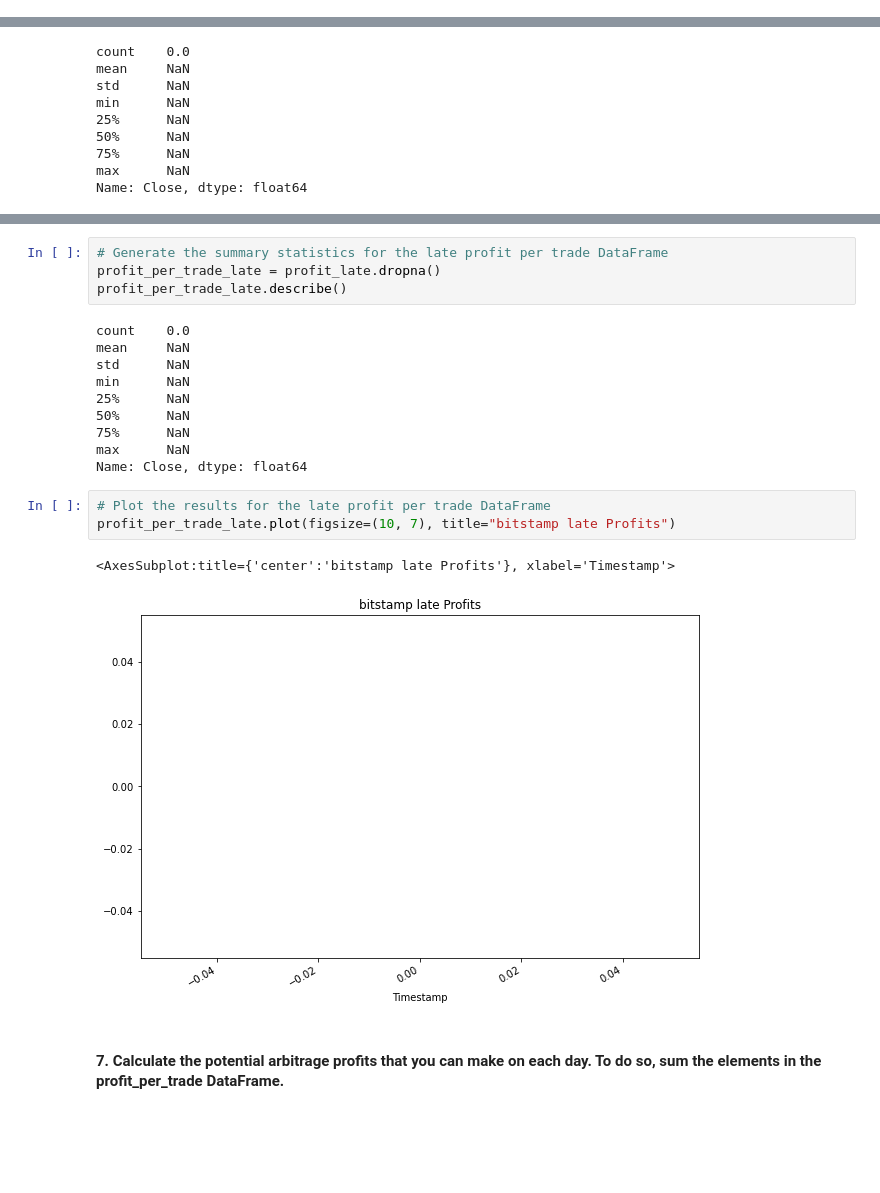
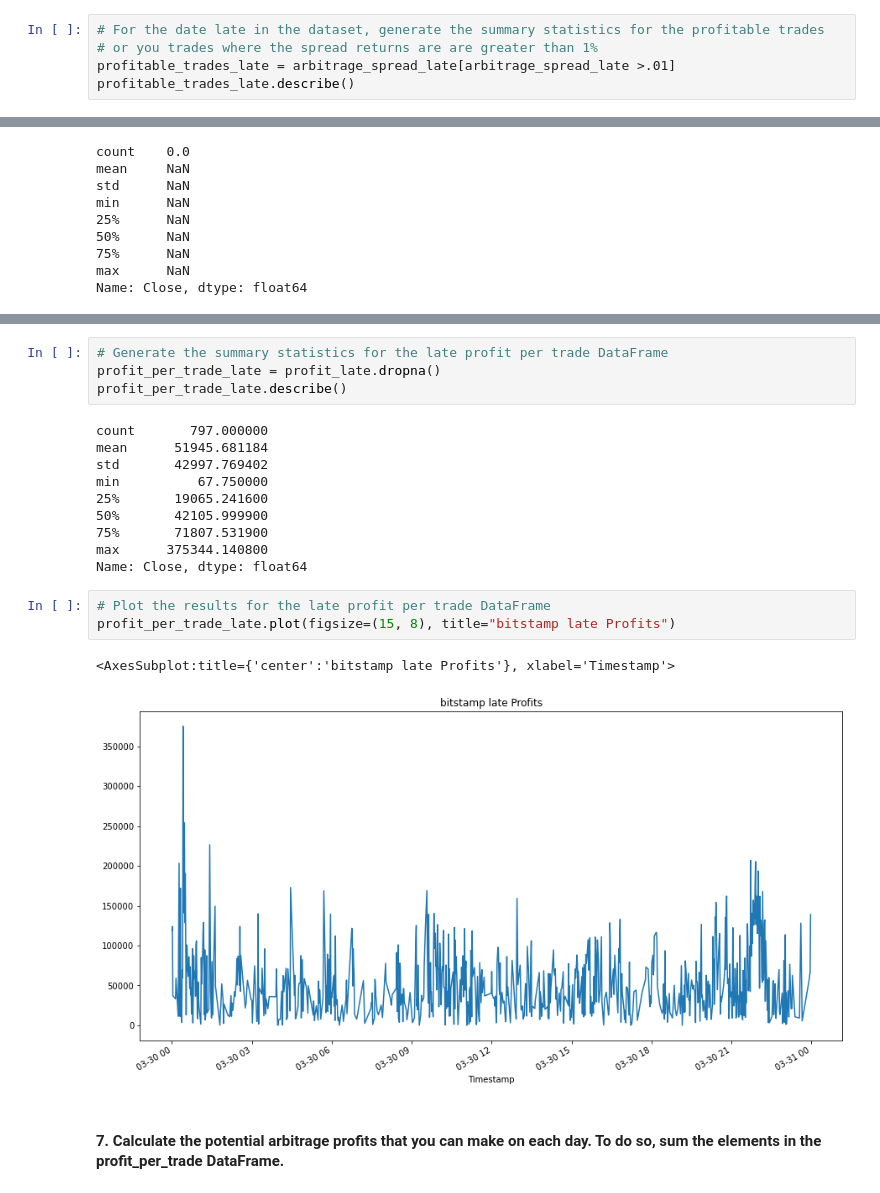
Before and after one commit to EGeorge2021r/Challenge3Repo, a Jupyter notebook: Starter_Code/crypto_arbitrage.ipynb, the cells around one changed output, grey strips where cells are left out. Saved outputs shown, nothing was run; the diff lists cells and outputs as text; blank space fills up the shorter version.

```diff
--- a/Starter_Code/crypto_arbitrage.ipynb
+++ b/Starter_Code/crypto_arbitrage.ipynb
@@ -794,0 +816,5 @@ Name: Close, dtype: float64
+# %%
+# For the date late in the dataset, generate the summary statistics for the profitable trades
+# or you trades where the spread returns are are greater than 1%
+profitable_trades_late = arbitrage_spread_late[arbitrage_spread_late >.01]
+profitable_trades_late.describe()
@@ -939,21 +975,21 @@ profit_per_trade_middle.plot(figsize=(10, 7), title="bitstamp Profits")
 profit_per_trade_late = profit_late.dropna()
 profit_per_trade_late.describe()
 # %% [output]
-count    0.0
-mean     NaN
-std      NaN
-min      NaN
-25%      NaN
-50%      NaN
-75%      NaN
-max      NaN
+count       797.000000
+mean      51945.681184
+std       42997.769402
+min          67.750000
+25%       19065.241600
+50%       42105.999900
+75%       71807.531900
+max      375344.140800
 Name: Close, dtype: float64
 # %%
 # Plot the results for the late profit per trade DataFrame
-profit_per_trade_late.plot(figsize=(10, 7), title="bitstamp late Profits")
+profit_per_trade_late.plot(figsize=(15, 8), title="bitstamp late Profits")
 # %% [output]
 <AxesSubplot:title={'center':'bitstamp late Profits'}, xlabel='Timestamp'>
-[figure, old version]
+[figure, new version]
 # %% [markdown]
 #### 7. Calculate the potential arbitrage profits that you can make on each day. To do so, sum the elements in the profit_per_trade DataFrame.
 # %%
```
Also changed, not shown: parts of 14 cells of this notebook.
